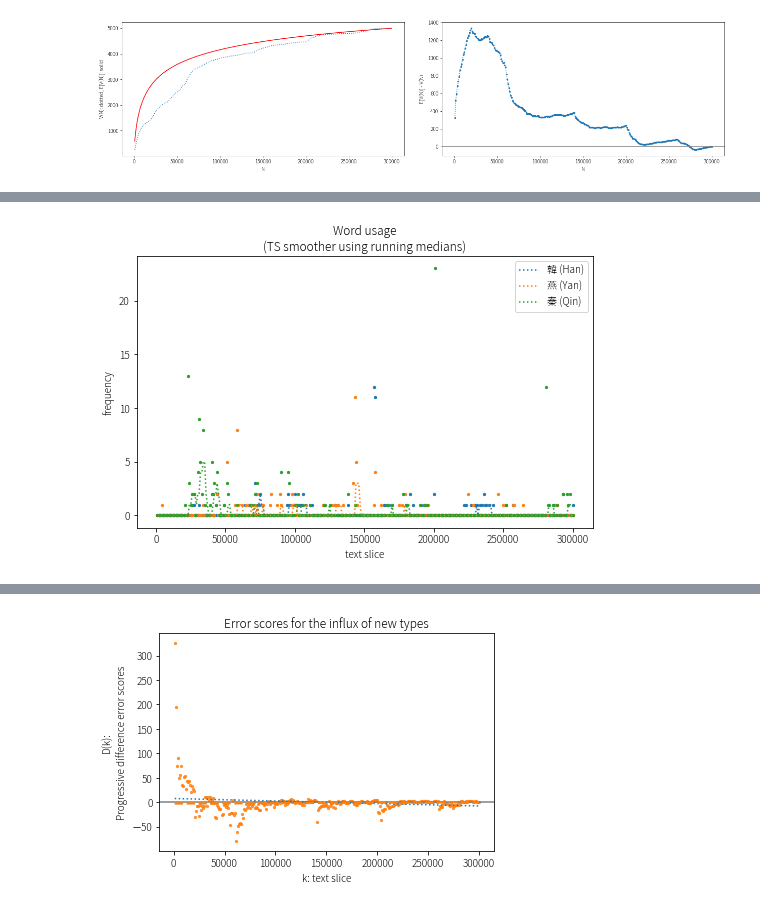
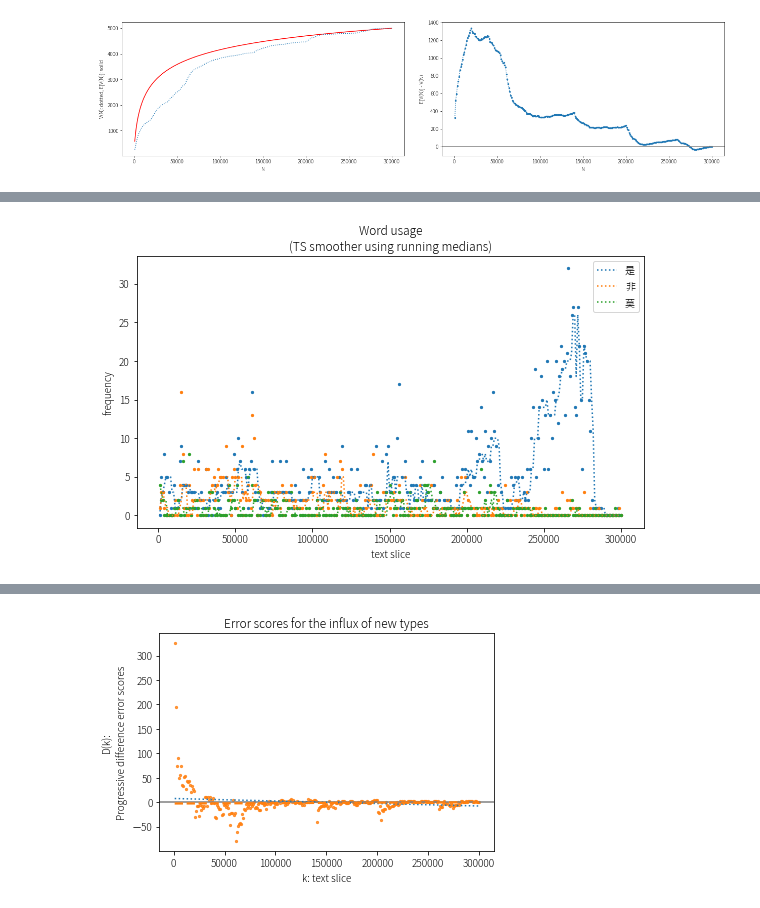
Before and after one commit to lopentu/cck, a Jupyter notebook: etc/vocab_growth_diachronic.ipynb, the cells around one changed output, grey strips where cells are left out. Cells and saved outputs as stored; diff of their text form; code cells hidden in the pictures.

Commit message:
add vocab_growth

```diff
--- a/etc/vocab_growth_diachronic.ipynb
+++ b/etc/vocab_growth_diachronic.ipynb
@@ -73,11 +69,11 @@ growth_obj.plot_char_freq_by_text_slice('燕')
 # %%
-plt.figure(figsize=(18, 5))
+char_lst = '是 非 莫'.split(' ')
+plt.figure(figsize=(20, 5))
 plt.subplot(1, 2, 1)
-growth_obj.plot_char_freq_by_text_slice('韓')
-growth_obj.plot_char_freq_by_text_slice('燕')
-growth_obj.plot_char_freq_by_text_slice('秦')
-plt.legend(['韓 (Han)', '燕 (Yan)', '秦 (Qin)'])
+for char in char_lst:
+    growth_obj.plot_char_freq_by_text_slice(char)
+plt.legend(char_lst)
 plt.title('Word usage\n(TS smoother using running medians)')
 plt.show()
 # %% [output]
-[figure, old version]
+[figure, new version]
```
Also changed, not shown: parts of 2 cells of this notebook.
